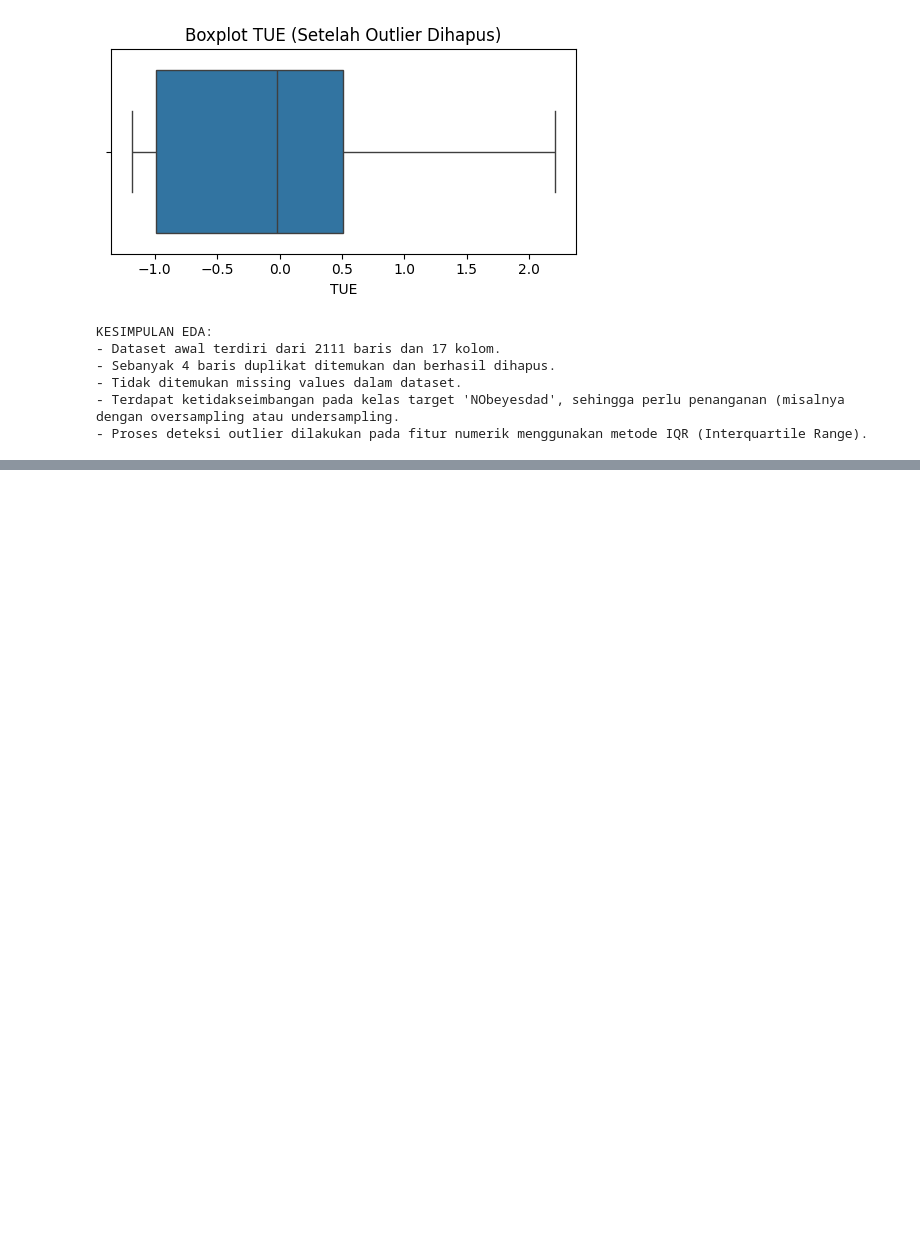
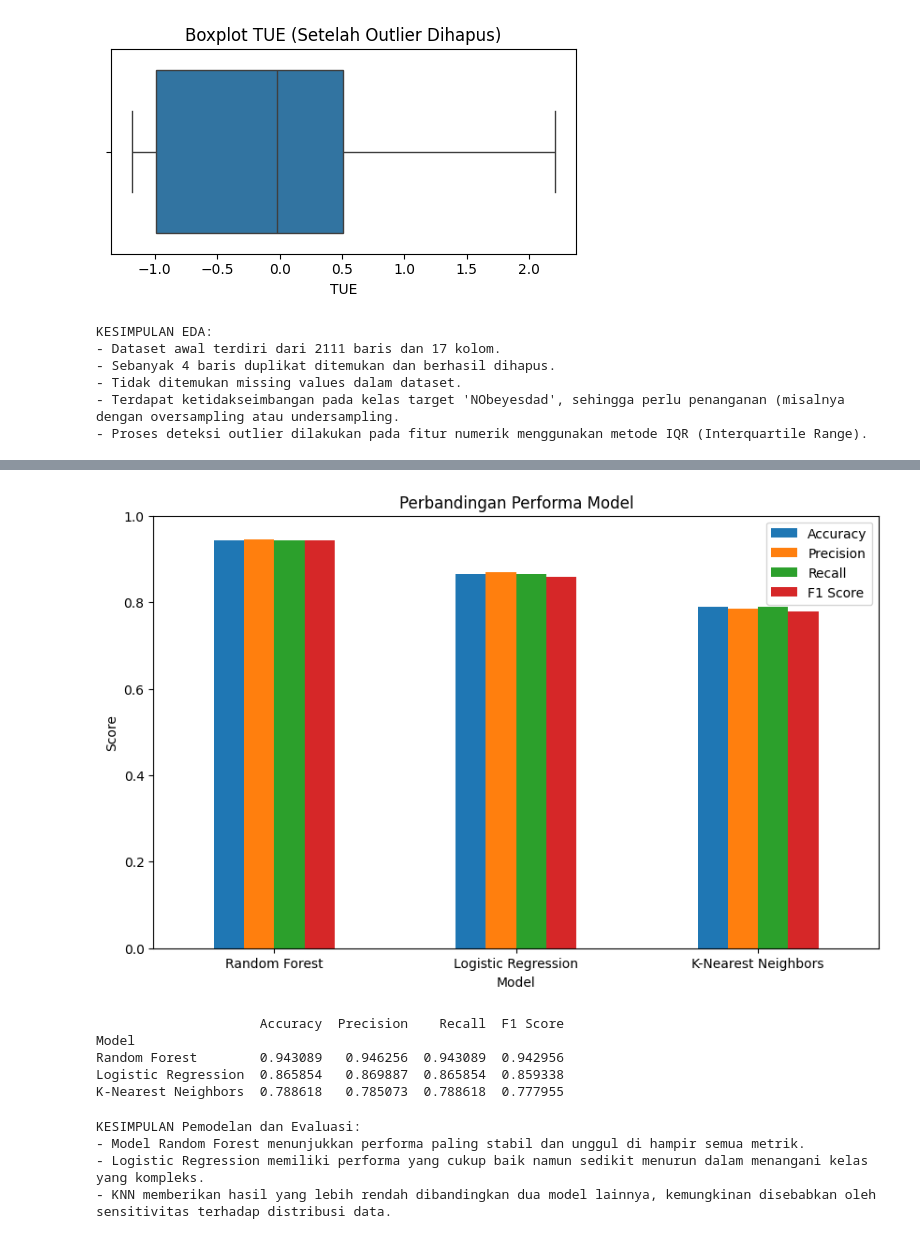
Before and after one commit to nggra/Project_UAS_Bengkod, a Jupyter notebook: PROJECT2_UAS_BENGKOD.ipynb, the cells around one changed output, grey strips where cells are left out. Saved outputs shown, nothing was run; the diff lists cells and outputs as text; code cells hidden in the pictures; blank space fills up the shorter version.

```diff
--- a/PROJECT2_UAS_BENGKOD.ipynb
+++ b/PROJECT2_UAS_BENGKOD.ipynb
@@ -286,0 +428,28 @@ KESIMPULAN EDA:
+# %%
+# Tabel hasil evaluasi
+results_df = pd.DataFrame(results).set_index('Model')
+results_df.plot(kind='bar', figsize=(10, 6), ylim=(0, 1), title='Perbandingan Performa Model')
+plt.ylabel("Score")
+plt.xticks(rotation=0)
+plt.show()
+# %% [output]
+[figure, added]
+# %%
+print(results_df)
+# %% [output]
+                     Accuracy  Precision    Recall  F1 Score
+Model
+Random Forest        0.943089   0.946256  0.943089  0.942956
+Logistic Regression  0.865854   0.869887  0.865854  0.859338
+K-Nearest Neighbors  0.788618   0.785073  0.788618  0.777955
+# %%
+# Kesimpulan keseluruhan tahap Pemodelan dan Evaluasi
+print("\nKESIMPULAN Pemodelan dan Evaluasi:")
+print("- Model Random Forest menunjukkan performa paling stabil dan unggul di hampir semua metrik.")
+print("- Logistic Regression memiliki performa yang cukup baik namun sedikit menurun dalam menangani kelas yang kompleks.")
+print("- KNN memberikan hasil yang lebih rendah dibandingkan dua model lainnya, kemungkinan disebabkan oleh sensitivitas terhadap distribusi data.")
+# %% [output]
+KESIMPULAN Pemodelan dan Evaluasi:
+- Model Random Forest menunjukkan performa paling stabil dan unggul di hampir semua metrik.
+- Logistic Regression memiliki performa yang cukup baik namun sedikit menurun dalam menangani kelas yang kompleks.
+- KNN memberikan hasil yang lebih rendah dibandingkan dua model lainnya, kemungkinan disebabkan oleh sensitivitas terhadap distribusi data.
```
Also changed, not shown: parts of 15 cells of this notebook.
